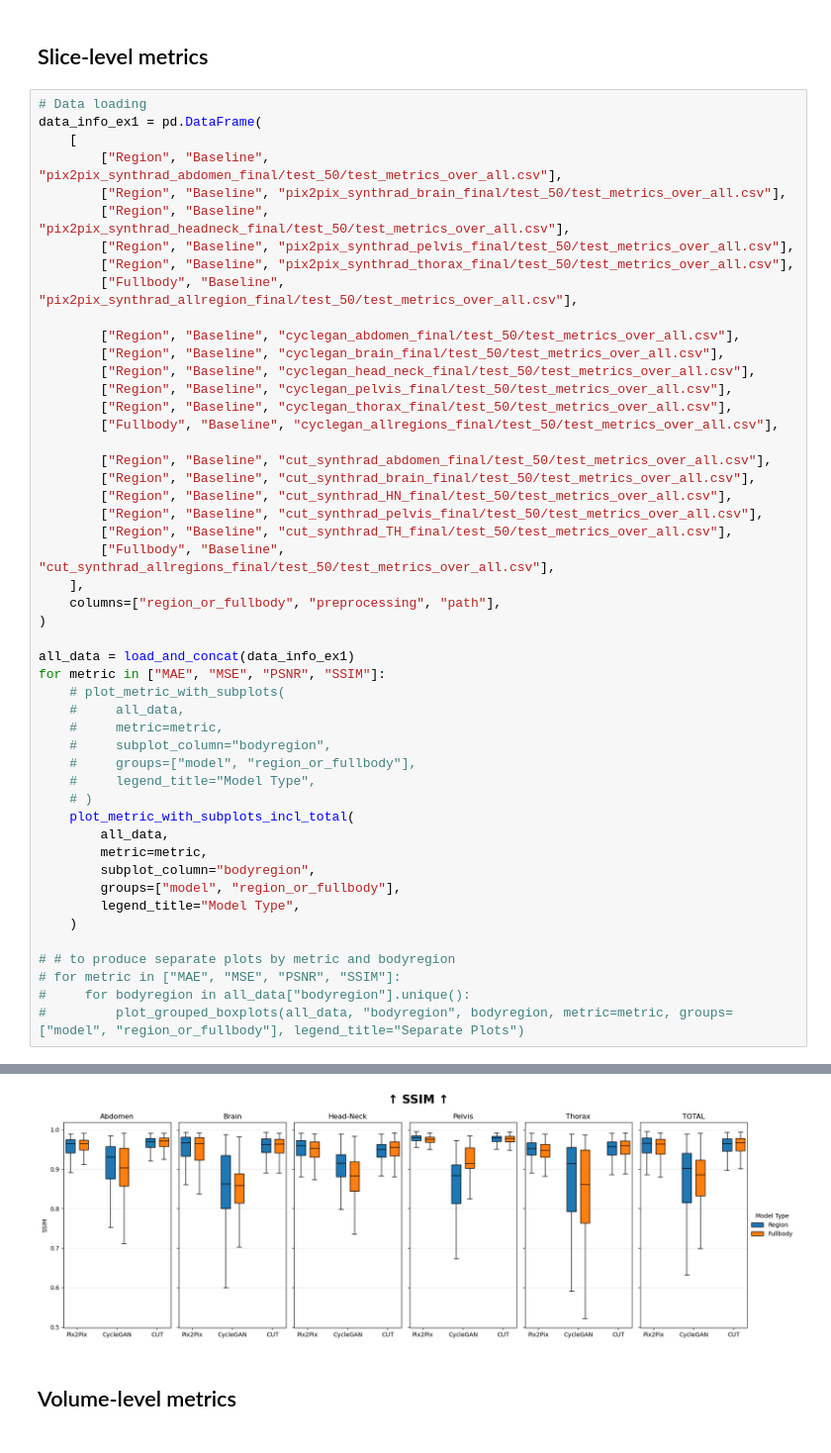
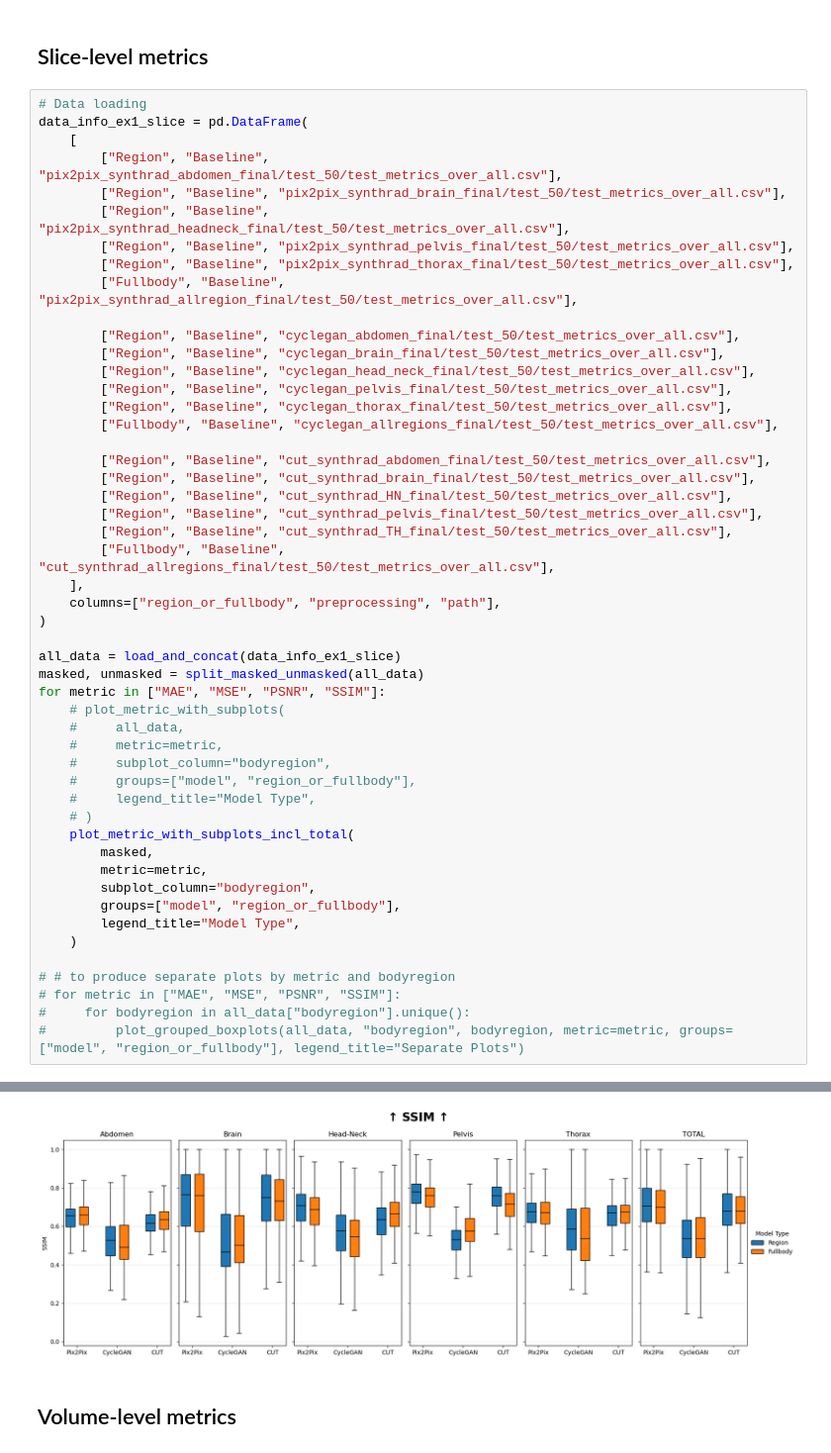
Before and after one commit to NicSchuler/fullbody-sCT, a Jupyter notebook: training/checkpoints/visualize_testing_results.ipynb, the cells around one changed output, grey strips where cells are left out. Shown at 99% size. Drawn from its saved outputs; the diff is of its cells as text.

```diff
--- a/training/checkpoints/visualize_testing_results.ipynb
+++ b/training/checkpoints/visualize_testing_results.ipynb
@@ -525,7 +560,7 @@ def plot_metric_with_subplots_incl_total(
 ## Slice-level metrics
 # %%
 # Data loading
-data_info_ex1 = pd.DataFrame(
+data_info_ex1_slice = pd.DataFrame(
     [
         ["Region", "Baseline", "pix2pix_synthrad_abdomen_final/test_50/test_metrics_over_all.csv"],
         ["Region", "Baseline", "pix2pix_synthrad_brain_final/test_50/test_metrics_over_all.csv"],
@@ -551,7 +586,8 @@ data_info_ex1 = pd.DataFrame(
     columns=["region_or_fullbody", "preprocessing", "path"],
 )
 
-all_data = load_and_concat(data_info_ex1)
+all_data = load_and_concat(data_info_ex1_slice)
+masked, unmasked = split_masked_unmasked(all_data)
 for metric in ["MAE", "MSE", "PSNR", "SSIM"]:
     # plot_metric_with_subplots(
     #     all_data,
@@ -561,7 +597,7 @@ for metric in ["MAE", "MSE", "PSNR", "SSIM"]:
     #     legend_title="Model Type",
     # )
     plot_metric_with_subplots_incl_total(
-        all_data,
+        masked,
         metric=metric,
         subplot_column="bodyregion",
         groups=["model", "region_or_fullbody"],
@@ -580,4 +615,4 @@ cut_synthrad_HN_final: dropping 8.39% of rows (247 slices) due to missing values
-[figure, old version]
+[figure, new version]
 # %% [markdown]
 ## Volume-level metrics
 # %%
```
Also changed, not shown: parts of 7 cells of this notebook.
